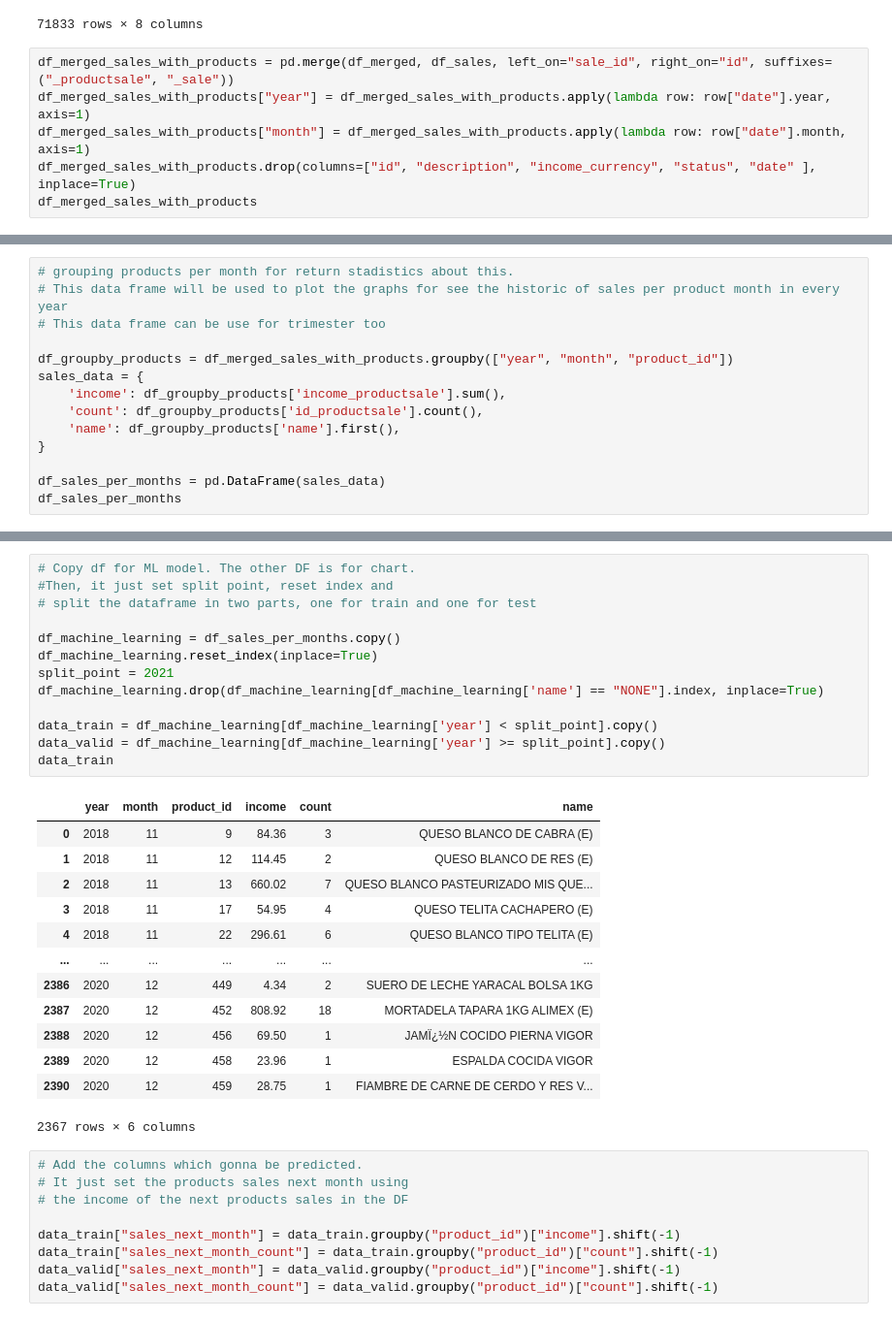
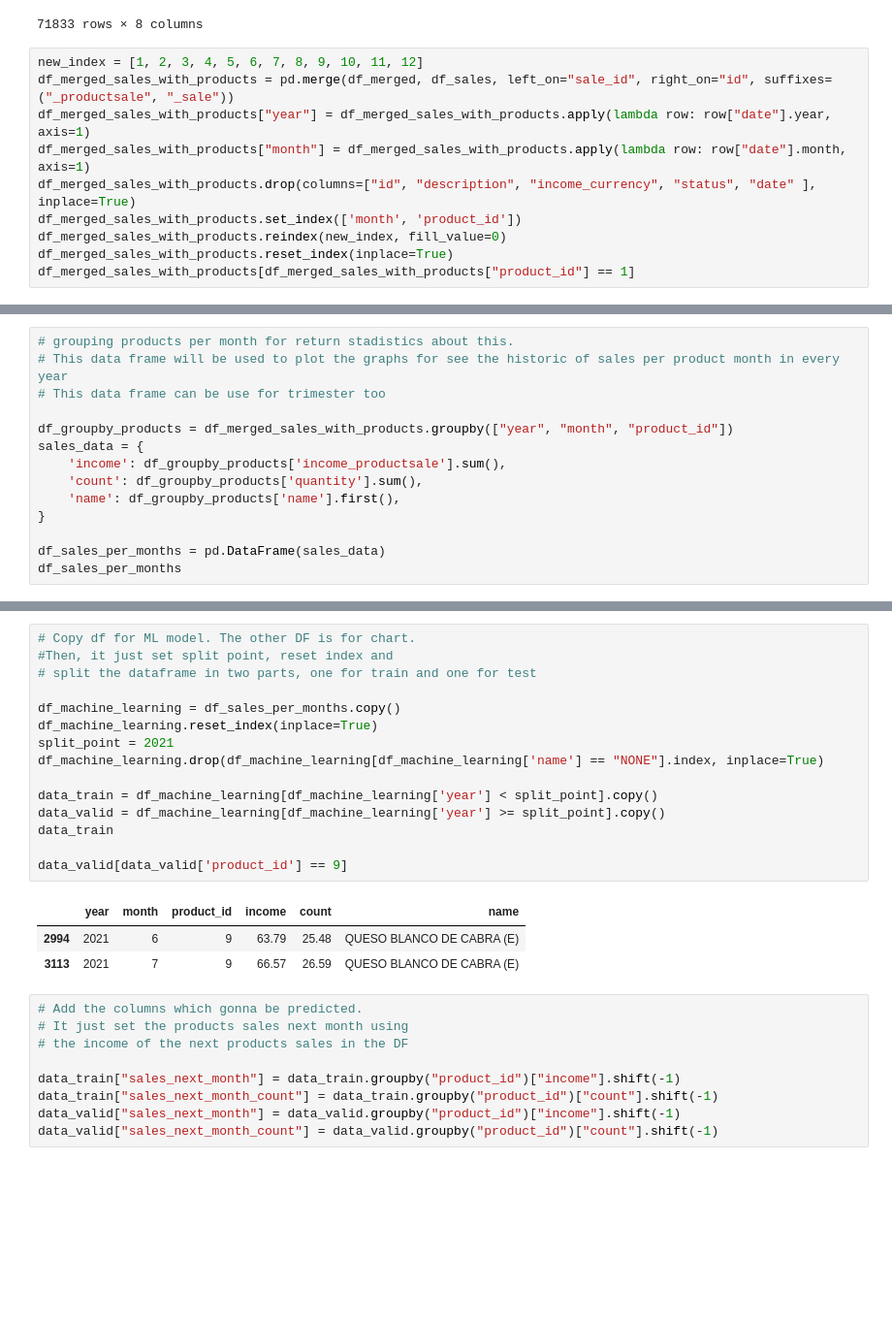
Before and after one commit to fjrp1412/machine-learning-dicascada, a Jupyter notebook: notebooks/products/model_per_month.ipynb, the cells around one changed output, grey strips where cells are left out. Shown at 97% size. Drawn from its saved outputs; the diff is of its cells as text; blank space fills up the shorter version.

```diff
--- a/notebooks/products/model_per_month.ipynb
+++ b/notebooks/products/model_per_month.ipynb
@@ -86,9 +86,13 @@ df_merged
 | 482 | 48632 | 5.0 | 6.50 | 482 | 042686 | ADEREZO DE TOCINETA NATUGURT | 1.00 | 1063 |
 71833 rows × 8 columns
 # %%
+new_index = [1, 2, 3, 4, 5, 6, 7, 8, 9, 10, 11, 12]
 df_merged_sales_with_products = pd.merge(df_merged, df_sales, left_on="sale_id", right_on="id", suffixes=("_productsale", "_sale"))
 df_merged_sales_with_products["year"] = df_merged_sales_with_products.apply(lambda row: row["date"].year, axis=1)
 df_merged_sales_with_products["month"] = df_merged_sales_with_products.apply(lambda row: row["date"].month, axis=1)
 df_merged_sales_with_products.drop(columns=["id", "description", "income_currency", "status", "date" ], inplace=True)
-df_merged_sales_with_products
+df_merged_sales_with_products.set_index(['month', 'product_id'])
+df_merged_sales_with_products.reindex(new_index, fill_value=0)
+df_merged_sales_with_products.reset_index(inplace=True)
+df_merged_sales_with_products[df_merged_sales_with_products["product_id"] == 1]
 # %% [output]
@@ -113,7 +117,7 @@ df_merged_sales_with_products
 df_groupby_products = df_merged_sales_with_products.groupby(["year", "month", "product_id"])
 sales_data = {
     'income': df_groupby_products['income_productsale'].sum(),
-    'count': df_groupby_products['id_productsale'].count(),
+    'count': df_groupby_products['quantity'].sum(),
     'name': df_groupby_products['name'].first(),
 }
 
@@ -137,30 +141,22 @@ df_sales_per_months
 # %%
 # Copy df for ML model. The other DF is for chart.
 #Then, it just set split point, reset index and
 # split the dataframe in two parts, one for train and one for test
 
 df_machine_learning = df_sales_per_months.copy()
 df_machine_learning.reset_index(inplace=True)
 split_point = 2021
 df_machine_learning.drop(df_machine_learning[df_machine_learning['name'] == "NONE"].index, inplace=True)
 
 data_train = df_machine_learning[df_machine_learning['year'] < split_point].copy()
 data_valid = df_machine_learning[df_machine_learning['year'] >= split_point].copy()
 data_train
+
+data_valid[data_valid['product_id'] == 9]
 # %% [output]
 |  | year | month | product_id | income | count | name |
-| 0 | 2018 | 11 | 9 | 84.36 | 3 | QUESO BLANCO DE CABRA (E) |
-| 1 | 2018 | 11 | 12 | 114.45 | 2 | QUESO BLANCO DE RES (E) |
-| 2 | 2018 | 11 | 13 | 660.02 | 7 | QUESO BLANCO PASTEURIZADO MIS QUE... |
-| 3 | 2018 | 11 | 17 | 54.95 | 4 | QUESO TELITA CACHAPERO (E) |
-| 4 | 2018 | 11 | 22 | 296.61 | 6 | QUESO BLANCO TIPO TELITA (E) |
-| ... | ... | ... | ... | ... | ... | ... |
-| 2386 | 2020 | 12 | 449 | 4.34 | 2 | SUERO DE LECHE YARACAL BOLSA 1KG |
-| 2387 | 2020 | 12 | 452 | 808.92 | 18 | MORTADELA TAPARA 1KG ALIMEX (E) |
-| 2388 | 2020 | 12 | 456 | 69.50 | 1 | JAMÏ¿½N COCIDO PIERNA VIGOR |
-| 2389 | 2020 | 12 | 458 | 23.96 | 1 | ESPALDA COCIDA VIGOR |
-| 2390 | 2020 | 12 | 459 | 28.75 | 1 | FIAMBRE DE CARNE DE CERDO Y RES V... |
+| 2994 | 2021 | 6 | 9 | 63.79 | 25.48 | QUESO BLANCO DE CABRA (E) |
+| 3113 | 2021 | 7 | 9 | 66.57 | 26.59 | QUESO BLANCO DE CABRA (E) |
-2367 rows × 6 columns
 # %%
 # Add the columns which gonna be predicted.
 # It just set the products sales next month using
```
Also changed, not shown: parts of 11 cells of this notebook, 3 other files.
